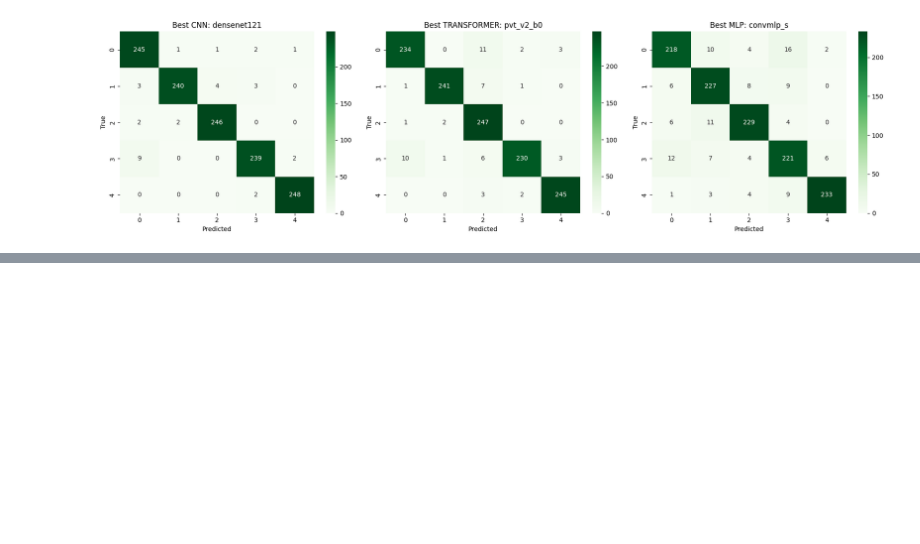
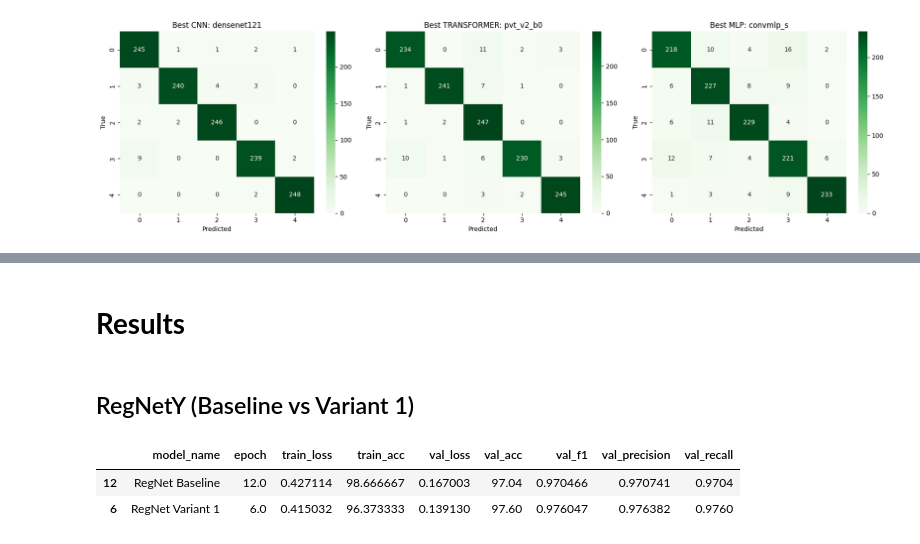
Before and after one commit to RanaAmr211/dl, a Jupyter notebook: main.ipynb, the cells around one changed output, grey strips where cells are left out. Saved outputs shown, nothing was run; the diff lists cells and outputs as text; code cells hidden in the pictures; blank space fills up the shorter version.

```diff
--- a/main.ipynb
+++ b/main.ipynb
@@ -508,0 +553,38 @@ if best_metrics_df is not None:
+# %% [markdown]
+# **Results**
+# %% [markdown]
+## RegNetY (Baseline vs Variant 1)
+# %%
+import os
+import pandas as pd
+import numpy as np
+
+# Paths to your metrics CSVs
+BASELINE_CSV = '/content/dl/outputs/regnety_8gf/regnety_8gf_metrics.csv'
+VARIANT1_CSV = '/content/dl/outputs/regnety_8gf_v1/regnety_8gf_v1_metrics.csv'
+
+def load_best_metrics(csv_path, model_name):
+    df = pd.read_csv(csv_path)
+    best_idx = df['val_acc'].idxmax()
+    best_row = df.loc[best_idx].copy()
+    best_row['model_name'] = model_name
+    return best_row
+
+# Load best metrics for both models
+baseline_metrics = load_best_metrics(BASELINE_CSV, 'RegNet Baseline')
+variant1_metrics = load_best_metrics(VARIANT1_CSV, 'RegNet Variant 1')
+
+# Create comparison table
+comparison_df = pd.DataFrame([baseline_metrics, variant1_metrics])
+
+# Optional: reorder columns
+columns_order = ['model_name', 'epoch', 'train_loss', 'train_acc',
+                 'val_loss', 'val_acc', 'val_f1', 'val_precision', 'val_recall']
+comparison_df = comparison_df[columns_order]
+
+# Display
+display(comparison_df)
+# %% [output]
+|  | model_name | epoch | train_loss | train_acc | val_loss | val_acc | val_f1 | val_precision | val_recall |
+| 12 | RegNet Baseline | 12.0 | 0.427114 | 98.666667 | 0.167003 | 97.04 | 0.970466 | 0.970741 | 0.9704 |
+| 6 | RegNet Variant 1 | 6.0 | 0.415032 | 96.373333 | 0.139130 | 97.60 | 0.976047 | 0.976382 | 0.9760 |
```
Also changed, not shown: parts of 10 cells of this notebook.
